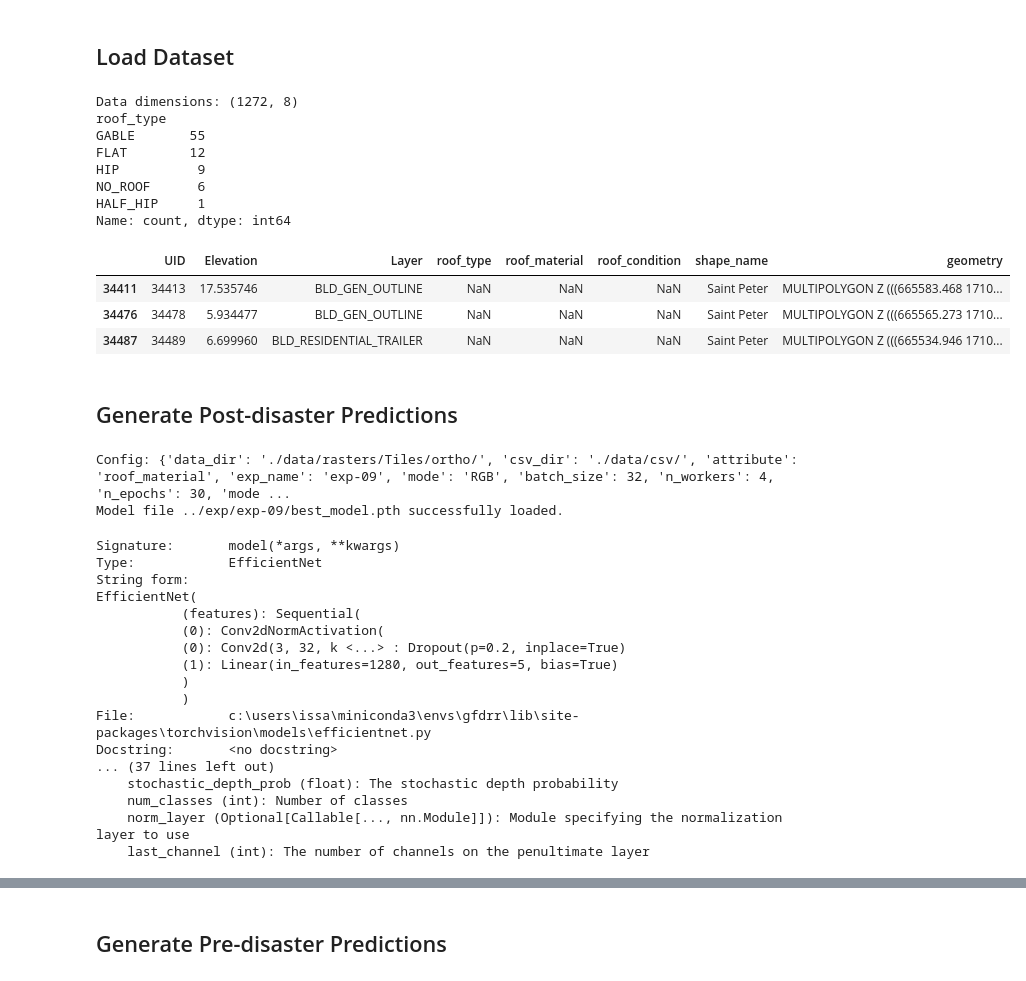
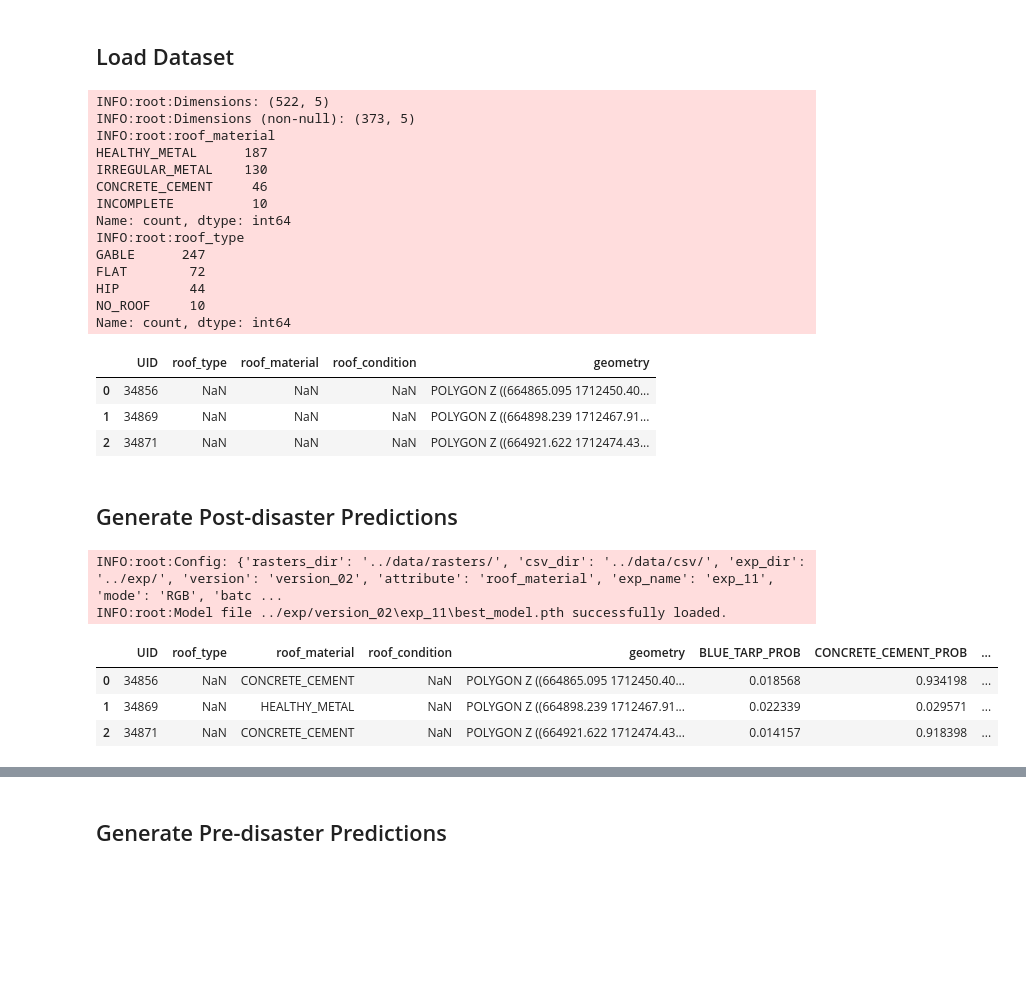
Before and after one commit to GFDRR/caribbean-rooftop-classification, a Jupyter notebook: notebooks/03_model_prediction.ipynb, the cells around one changed output, grey strips where cells are left out. Drawn from its saved outputs; the diff is of its cells as text; code cells hidden in the pictures; blank space fills up the shorter version.

```diff
--- a/notebooks/03_model_prediction.ipynb
+++ b/notebooks/03_model_prediction.ipynb
@@ -25,59 +27,42 @@ pd.set_option('mode.chained_assignment', None)
 # %% [markdown]
 ## Load Dataset
 # %%
-name = 'Saint Peter'
-bldgs_file = '../data/vectors/building_footprints_annotated_DOM.gpkg'
-bldgs = gpd.read_file(bldgs_file)
-
-bldgs = bldgs[bldgs.shape_name == name]
-print(f"Data dimensions: {bldgs.shape}")
-print(bldgs.roof_type.value_counts())
+config_file = '../configs/datagen/datagen_COLIHAUT.yaml'
+c = config.create_config(config_file, prefix='.')
+bldgs = geoutils.get_annotated_bldgs(c)
+#bldgs = bldgs[bldgs.shape_name == 'Saint Peter']
 bldgs.head(3)
 # %% [output]
-Data dimensions: (1272, 8)
-roof_type
-GABLE       55
-FLAT        12
-HIP          9
-NO_ROOF      6
-HALF_HIP     1
+INFO:root:Dimensions: (522, 5)
+INFO:root:Dimensions (non-null): (373, 5)
+INFO:root:roof_material
+HEALTHY_METAL      187
+IRREGULAR_METAL    130
+CONCRETE_CEMENT     46
+INCOMPLETE          10
 Name: count, dtype: int64
+INFO:root:roof_type
+GABLE      247
+FLAT        72
+HIP         44
+NO_ROOF     10
+Name: count, dtype: int64
-|  | UID | Elevation | Layer | roof_type | roof_material | roof_condition | shape_name | geometry |
-| 34411 | 34413 | 17.535746 | BLD_GEN_OUTLINE | NaN | NaN | NaN | Saint Peter | MULTIPOLYGON Z (((665583.468 1710... |
-| 34476 | 34478 | 5.934477 | BLD_GEN_OUTLINE | NaN | NaN | NaN | Saint Peter | MULTIPOLYGON Z (((665565.273 1710... |
-| 34487 | 34489 | 6.699960 | BLD_RESIDENTIAL_TRAILER | NaN | NaN | NaN | Saint Peter | MULTIPOLYGON Z (((665534.946 1710... |
+|  | UID | roof_type | roof_material | roof_condition | geometry |
+| 0 | 34856 | NaN | NaN | NaN | POLYGON Z ((664865.095 1712450.40... |
+| 1 | 34869 | NaN | NaN | NaN | POLYGON Z ((664898.239 1712467.91... |
+| 2 | 34871 | NaN | NaN | NaN | POLYGON Z ((664921.622 1712474.43... |
 # %% [markdown]
 ## Generate Post-disaster Predictions
 # %%
-in_file = '../data/rasters/Ortho/ortho_DOM.tif'
-exp_config = '../configs/config_09.yaml'
-c = config.create_config(exp_config)
-exp_dir = f"../exp/{c['exp_name']}/"
-classes = geoutils.classes_dict[c['attribute']]
-print(f"Config: {c}")
-
-model = pred_utils.load_model(c, exp_dir, n_classes=len(classes))
-#bldgs = pred_utils.generate_predictions(bldgs, model, c, in_file, exp_dir, classes=classes)
-#bldgs.head(3)
-?model
+in_file = '../data/rasters/ortho/ortho_DOM.tif'
+exp_config = '../configs/cnn/cnn_11.yaml'
+bldgs = pred_utils.predict(bldgs, in_file, exp_config, prefix='.')
+bldgs.head(3)
 # %% [output]
-Config: {'data_dir': './data/rasters/Tiles/ortho/', 'csv_dir': './data/csv/', 'attribute': 'roof_material', 'exp_name': 'exp-09', 'mode': 'RGB', 'batch_size': 32, 'n_workers': 4, 'n_epochs': 30, 'mode ...
-Model file ../exp/exp-09/best_model.pth successfully loaded.
+INFO:root:Config: {'rasters_dir': '../data/rasters/', 'csv_dir': '../data/csv/', 'exp_dir': '../exp/', 'version': 'version_02', 'attribute': 'roof_material', 'exp_name': 'exp_11', 'mode': 'RGB', 'batc ...
+INFO:root:Model file ../exp/version_02\exp_11\best_model.pth successfully loaded.
-Signature:       model(*args, **kwargs)
-Type:            EfficientNet
-String form:
-EfficientNet(
-           (features): Sequential(
-           (0): Conv2dNormActivation(
-           (0): Conv2d(3, 32, k <...> : Dropout(p=0.2, inplace=True)
-           (1): Linear(in_features=1280, out_features=5, bias=True)
-           )
-           )
-File:            c:\users\issa\miniconda3\envs\gfdrr\lib\site-packages\torchvision\models\efficientnet.py
-Docstring:       <no docstring>
-... (37 lines left out)
-    stochastic_depth_prob (float): The stochastic depth probability
-    num_classes (int): Number of classes
-    norm_layer (Optional[Callable[..., nn.Module]]): Module specifying the normalization layer to use
-    last_channel (int): The number of channels on the penultimate layer
+|  | UID | roof_type | roof_material | roof_condition | geometry | BLUE_TARP_PROB | CONCRETE_CEMENT_PROB | ... |
+| 0 | 34856 | NaN | CONCRETE_CEMENT | NaN | POLYGON Z ((664865.095 1712450.40... | 0.018568 | 0.934198 | ... |
+| 1 | 34869 | NaN | HEALTHY_METAL | NaN | POLYGON Z ((664898.239 1712467.91... | 0.022339 | 0.029571 | ... |
+| 2 | 34871 | NaN | CONCRETE_CEMENT | NaN | POLYGON Z ((664921.622 1712474.43... | 0.014157 | 0.918398 | ... |
 # %%
```
Also changed, not shown: parts of 12 cells of this notebook, 1 other file.
